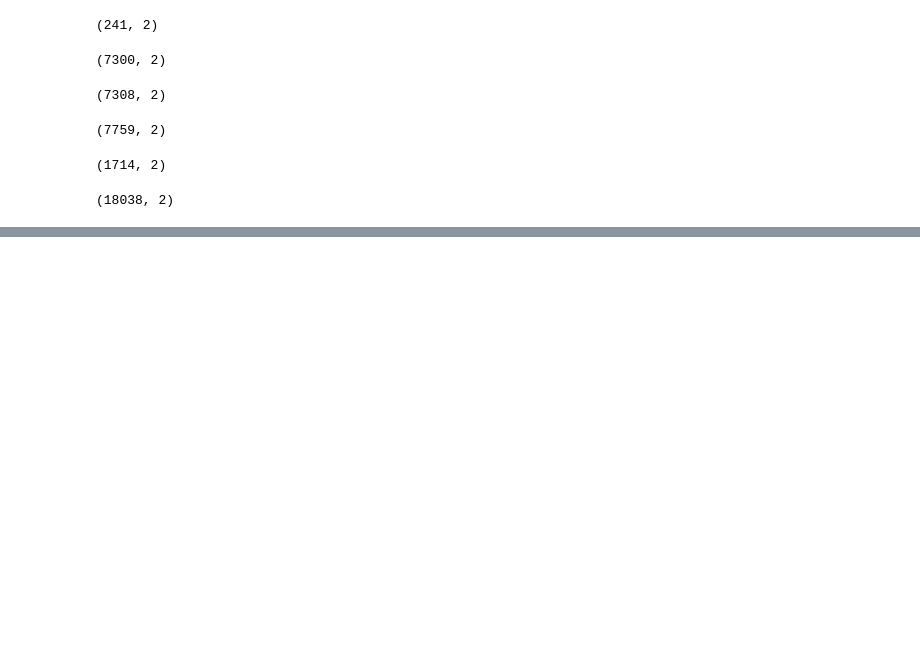
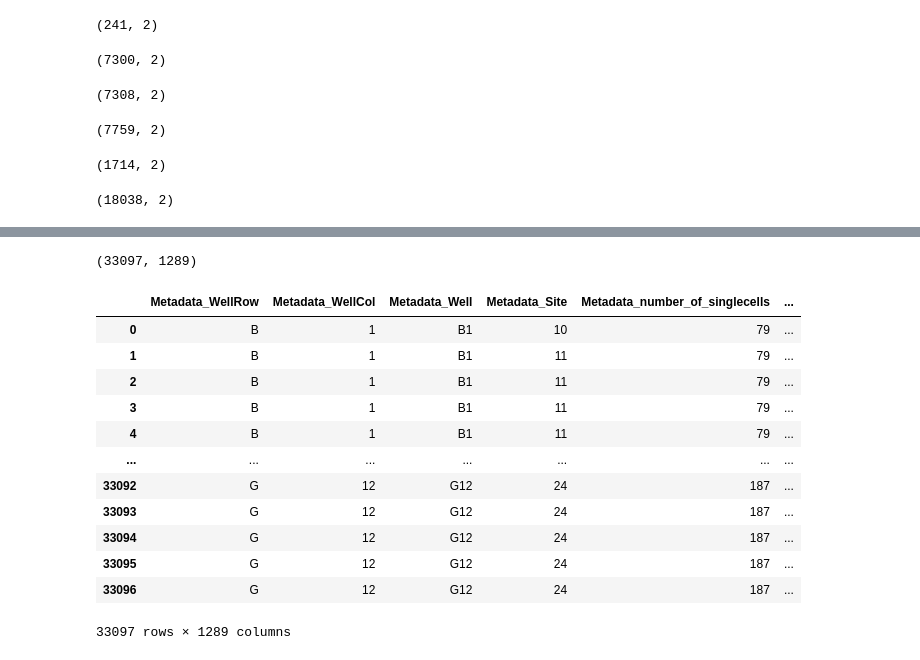
Before and after one commit to WayScience/nf1_schwann_cell_painting_data, a Jupyter notebook: 4.analyze_data/notebooks/UMAP/0.UMAP_coordinates.ipynb, the cells around one changed output, grey strips where cells are left out. Saved outputs shown, nothing was run; the diff lists cells and outputs as text; code cells hidden in the pictures; blank space fills up the shorter version.

```diff
--- a/4.analyze_data/notebooks/UMAP/0.UMAP_coordinates.ipynb
+++ b/4.analyze_data/notebooks/UMAP/0.UMAP_coordinates.ipynb
@@ -120,0 +146,50 @@ cp_umap_with_metadata_df.head()
+# %%
+# Select file paths for plates 5, 3, and 3 prime only
+selected_plates = ["Plate_5", "Plate_3", "Plate_3_prime"]
+
+# Filter and concatenate the selected plates
+selected_dfs = []
+for file_path in norm_files:
+    plate_name = pathlib.Path(file_path).stem.replace("_sc_normalized", "")
+
+    # Only read in selected plates
+    if plate_name in selected_plates:
+        df = pd.read_parquet(file_path)
+
+        # Update Metadata_Plate for Plate_3_prime
+        if plate_name == "Plate_3_prime":
+            df["Metadata_Plate"] = "Plate_3_prime"
+
+        selected_dfs.append(df)
+
+# Concatenate the dataframes along the rows
+concatenated_df = pd.concat(selected_dfs, ignore_index=True)
+
+# perform feature selection with all plates concat
+concat_cp_df = feature_select(
+        concatenated_df,
+        operation=feature_select_ops,
+        na_cutoff=0
+    )
+
+# Save the concatenated dataframe to a file
+output_concatenated_file = pathlib.Path(output_dir, "concatenated_norm_fs_plates_5_3_3prime.parquet")
+concatenated_df.to_parquet(output_concatenated_file, index=False)
+
+print(concat_cp_df.shape)
+concat_cp_df
+# %% [output]
+(33097, 1289)
+|  | Metadata_WellRow | Metadata_WellCol | Metadata_Well | Metadata_Site | Metadata_number_of_singlecells | ... |
+| 0 | B | 1 | B1 | 10 | 79 | ... |
+| 1 | B | 1 | B1 | 11 | 79 | ... |
+| 2 | B | 1 | B1 | 11 | 79 | ... |
+| 3 | B | 1 | B1 | 11 | 79 | ... |
+| 4 | B | 1 | B1 | 11 | 79 | ... |
+| ... | ... | ... | ... | ... | ... | ... |
+| 33092 | G | 12 | G12 | 24 | 187 | ... |
+| 33093 | G | 12 | G12 | 24 | 187 | ... |
+| 33094 | G | 12 | G12 | 24 | 187 | ... |
+| 33095 | G | 12 | G12 | 24 | 187 | ... |
+| 33096 | G | 12 | G12 | 24 | 187 | ... |
+33097 rows × 1289 columns
```
Also changed, not shown: parts of 4 cells of this notebook, 14 other files.
